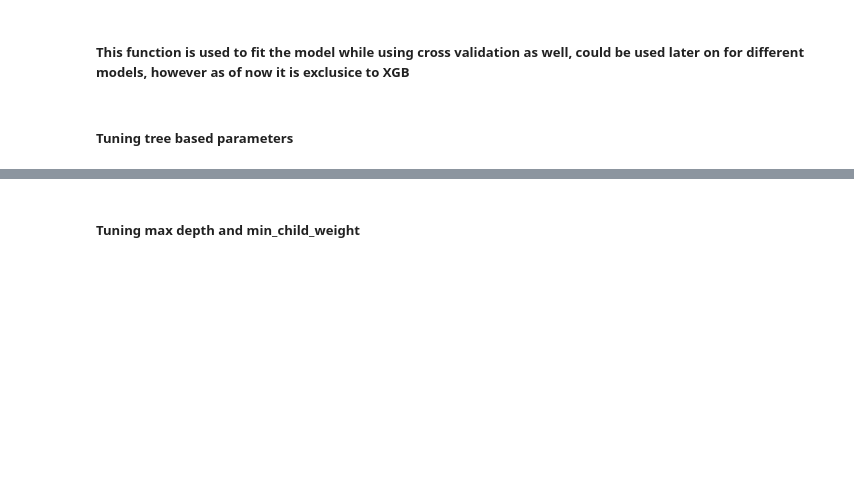
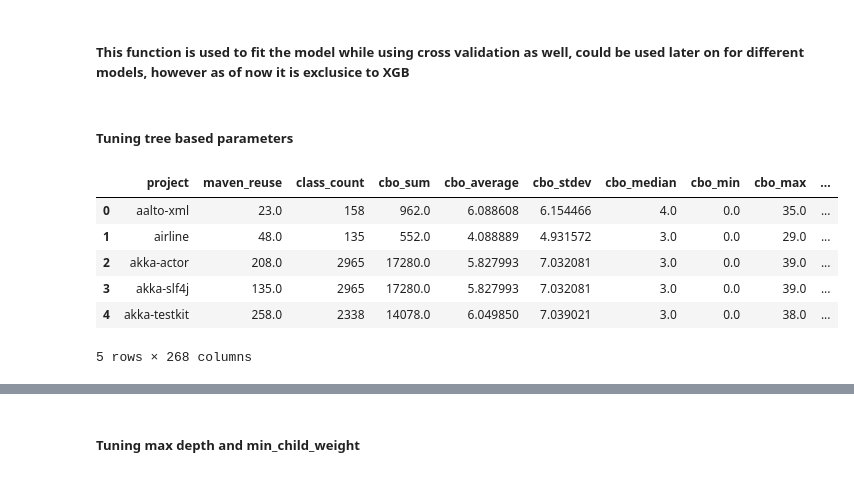
Before and after one commit to reusability/research, a Jupyter notebook: XGBoost Analysis Tool.ipynb, the cells around one changed output, grey strips where cells are left out. Cells and saved outputs as stored; diff of their text form; code cells hidden in the pictures; blank space fills up the shorter version.

```diff
--- a/XGBoost Analysis Tool.ipynb
+++ b/XGBoost Analysis Tool.ipynb
@@ -66,0 +73,10 @@ def modelfit(alg, dtrain, predictors,useTrainCV=True, cv_folds=5, early_stopping
+# %%
+train.head()
+# %% [output]
+|  | project | maven_reuse | class_count | cbo_sum | cbo_average | cbo_stdev | cbo_median | cbo_min | cbo_max | ... |
+| 0 | aalto-xml | 23.0 | 158 | 962.0 | 6.088608 | 6.154466 | 4.0 | 0.0 | 35.0 | ... |
+| 1 | airline | 48.0 | 135 | 552.0 | 4.088889 | 4.931572 | 3.0 | 0.0 | 29.0 | ... |
+| 2 | akka-actor | 208.0 | 2965 | 17280.0 | 5.827993 | 7.032081 | 3.0 | 0.0 | 39.0 | ... |
+| 3 | akka-slf4j | 135.0 | 2965 | 17280.0 | 5.827993 | 7.032081 | 3.0 | 0.0 | 39.0 | ... |
+| 4 | akka-testkit | 258.0 | 2338 | 14078.0 | 6.049850 | 7.039021 | 3.0 | 0.0 | 38.0 | ... |
+5 rows × 268 columns
```
Also changed, not shown: parts of 14 cells of this notebook.
